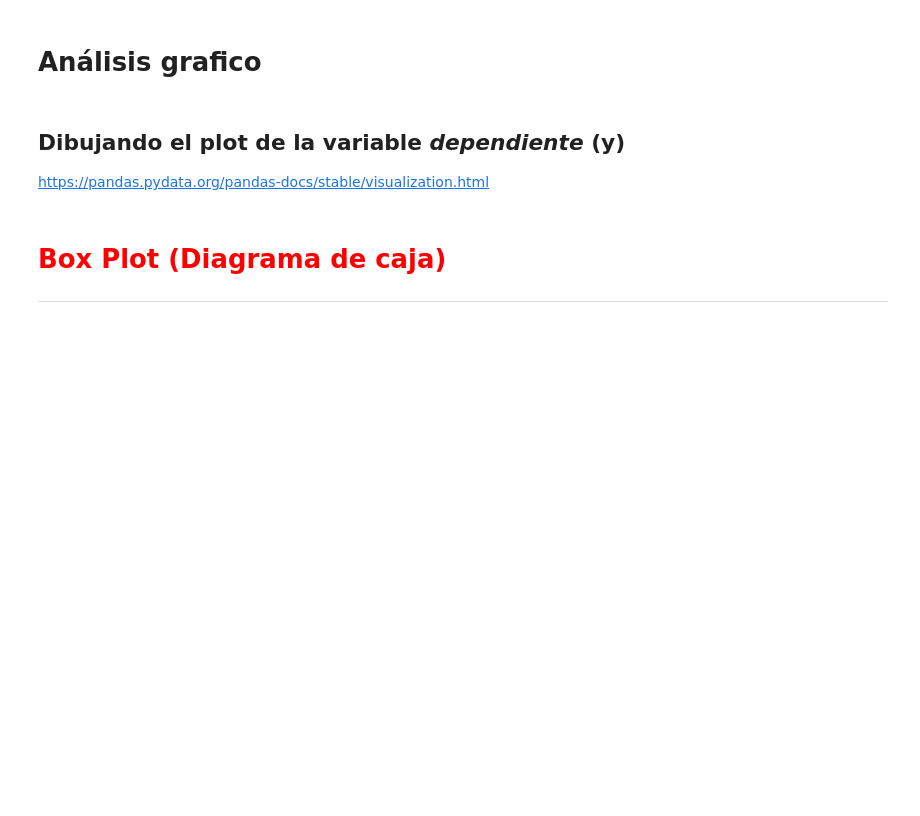
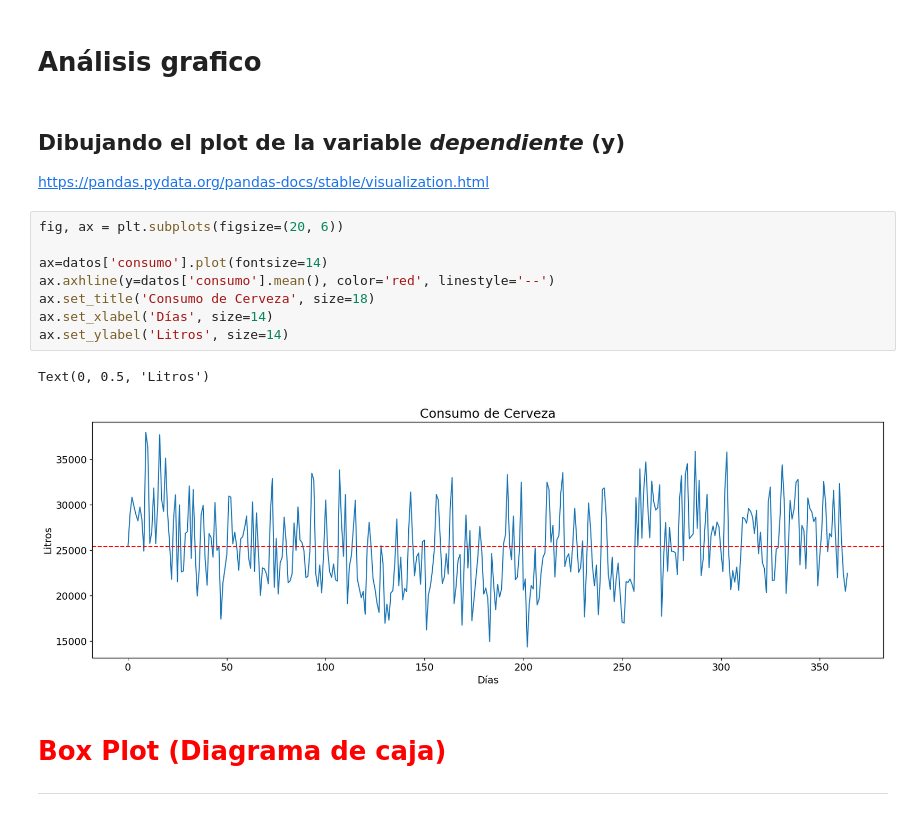
Before and after one commit to LordAguaKate/Practica_DATA_SCIENCE, a Jupyter notebook: Regresión_Lineal.ipynb, the cells around one changed output. Drawn from its saved outputs; the diff is of its cells as text; blank space fills up the shorter version.

```diff
--- a/Regresión_Lineal.ipynb
+++ b/Regresión_Lineal.ipynb
@@ -113,6 +113,17 @@ datos.drop('fecha', axis=1).corr().round(4)
 # %% [markdown]
 ## Dibujando el plot de la variable *dependiente* (y)
 https://pandas.pydata.org/pandas-docs/stable/visualization.html
+# %%
+fig, ax = plt.subplots(figsize=(20, 6))
+
+ax=datos['consumo'].plot(fontsize=14)
+ax.axhline(y=datos['consumo'].mean(), color='red', linestyle='--')
+ax.set_title('Consumo de Cerveza', size=18)
+ax.set_xlabel('Días', size=14)
+ax.set_ylabel('Litros', size=14)
+# %% [output]
+Text(0, 0.5, 'Litros')
+[figure, added]
 # %% [markdown]
 # <font color='red' style='font-size: 30px;'>Box Plot (Diagrama de caja)</font>
 
```
